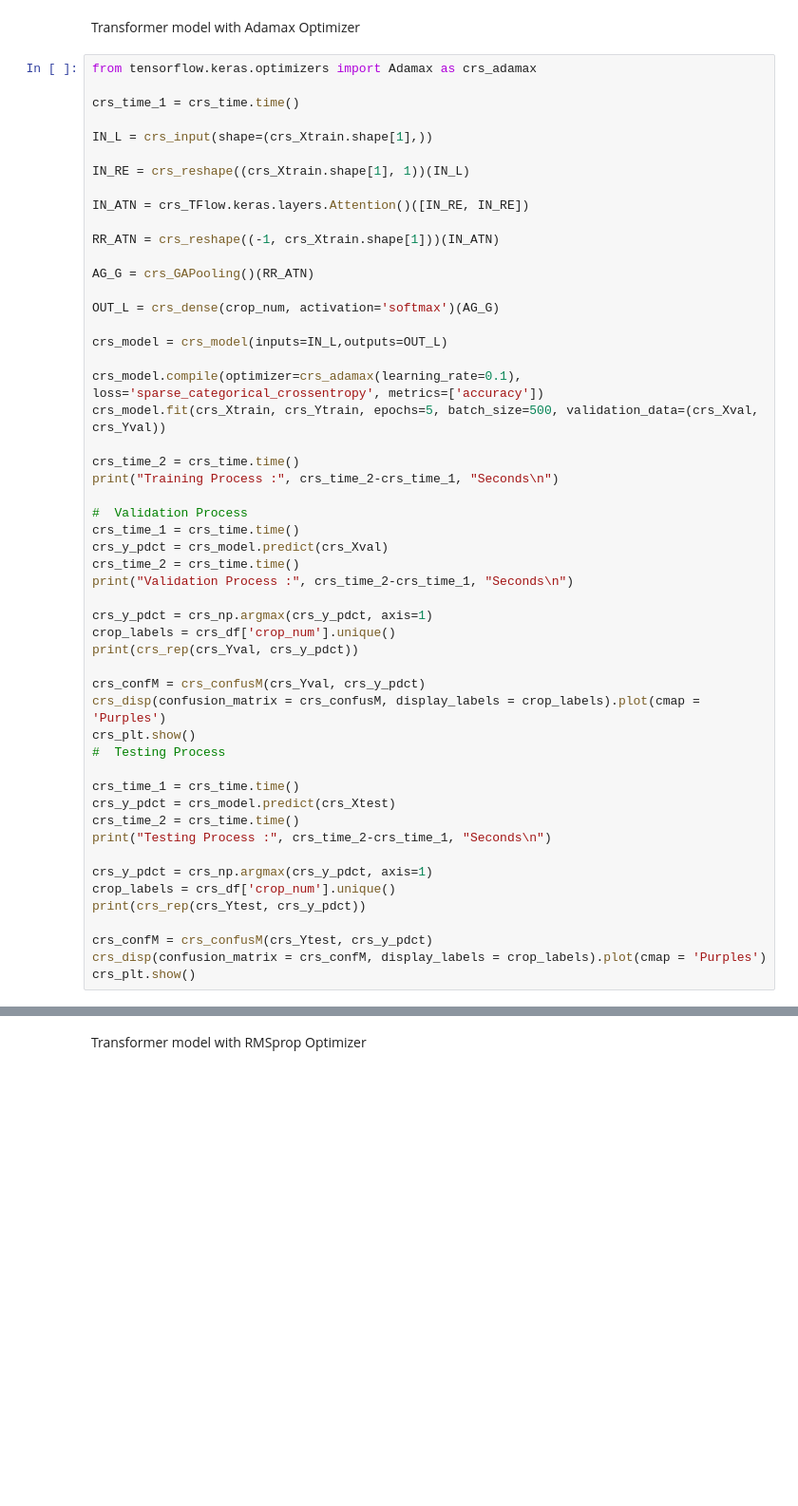
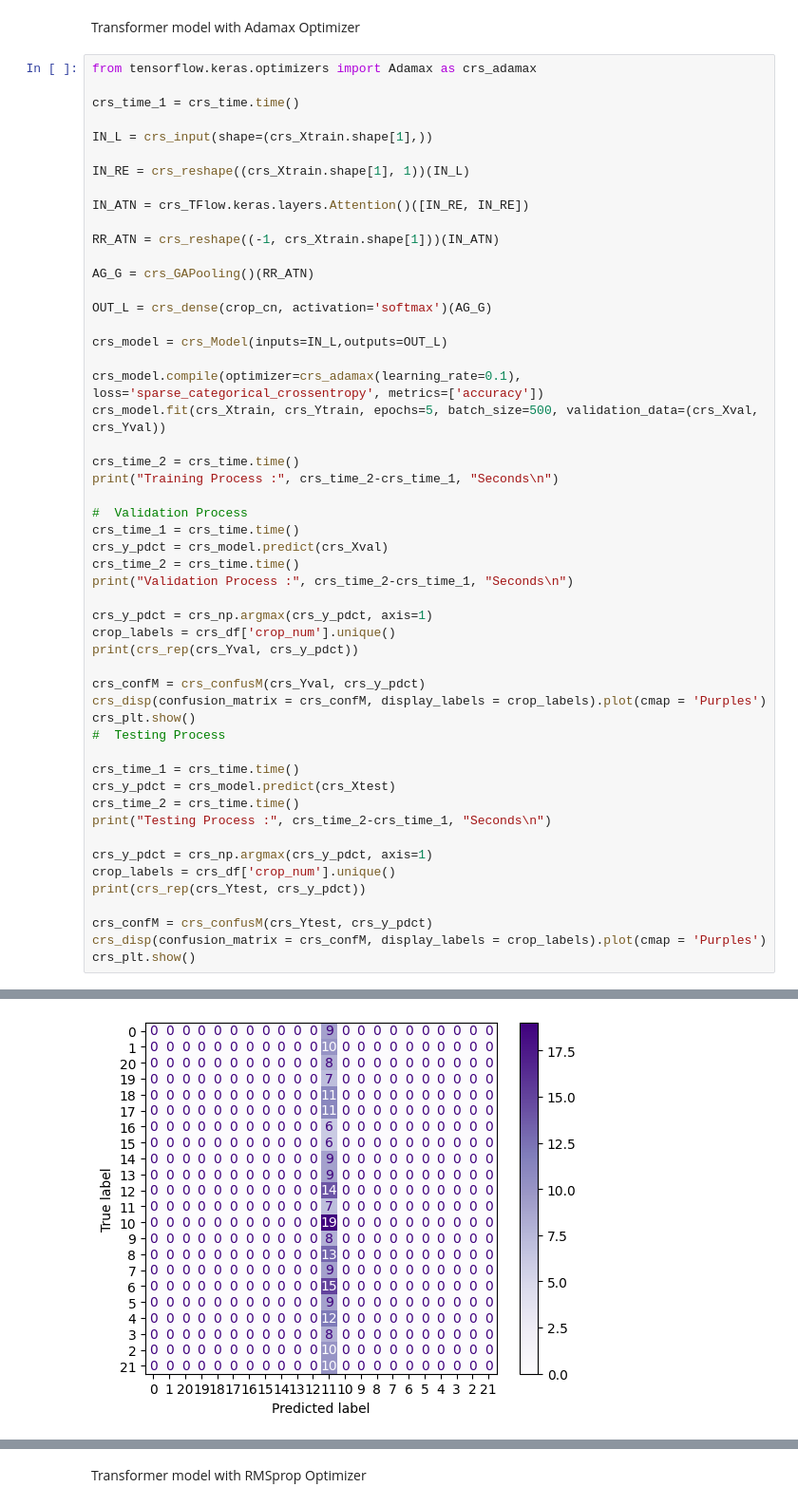
Before and after one commit to siyaboban/Crop-recommendation, a Jupyter notebook: Crop__recommendation_code_Final.ipynb, the cells around one changed output, grey strips where cells are left out. Shown at 95% size. Drawn from its saved outputs; the diff is of its cells as text; blank space fills up the shorter version.

```diff
--- a/Crop__recommendation_code_Final.ipynb
+++ b/Crop__recommendation_code_Final.ipynb
@@ -1244,9 +1242,9 @@ RR_ATN = crs_reshape((-1, crs_Xtrain.shape[1]))(IN_ATN)
 
 AG_G = crs_GAPooling()(RR_ATN)
 
-OUT_L = crs_dense(crop_num, activation='softmax')(AG_G)
+OUT_L = crs_dense(crop_cn, activation='softmax')(AG_G)
 
-crs_model = crs_model(inputs=IN_L,outputs=OUT_L)
+crs_model = crs_Model(inputs=IN_L,outputs=OUT_L)
 
 crs_model.compile(optimizer=crs_adamax(learning_rate=0.1), loss='sparse_categorical_crossentropy', metrics=['accuracy'])
 crs_model.fit(crs_Xtrain, crs_Ytrain, epochs=5, batch_size=500, validation_data=(crs_Xval, crs_Yval))
@@ -1265,7 +1263,7 @@ crop_labels = crs_df['crop_num'].unique()
 print(crs_rep(crs_Yval, crs_y_pdct))
 
 crs_confM = crs_confusM(crs_Yval, crs_y_pdct)
-crs_disp(confusion_matrix = crs_confusM, display_labels = crop_labels).plot(cmap = 'Purples')
+crs_disp(confusion_matrix = crs_confM, display_labels = crop_labels).plot(cmap = 'Purples')
 crs_plt.show()
 #  Testing Process
 
@@ -1285,0 +1300 @@ TypeError: got an unexpected keyword argument 'outputs'
+[figure, added]
```
Also changed, not shown: parts of 27 cells of this notebook.
